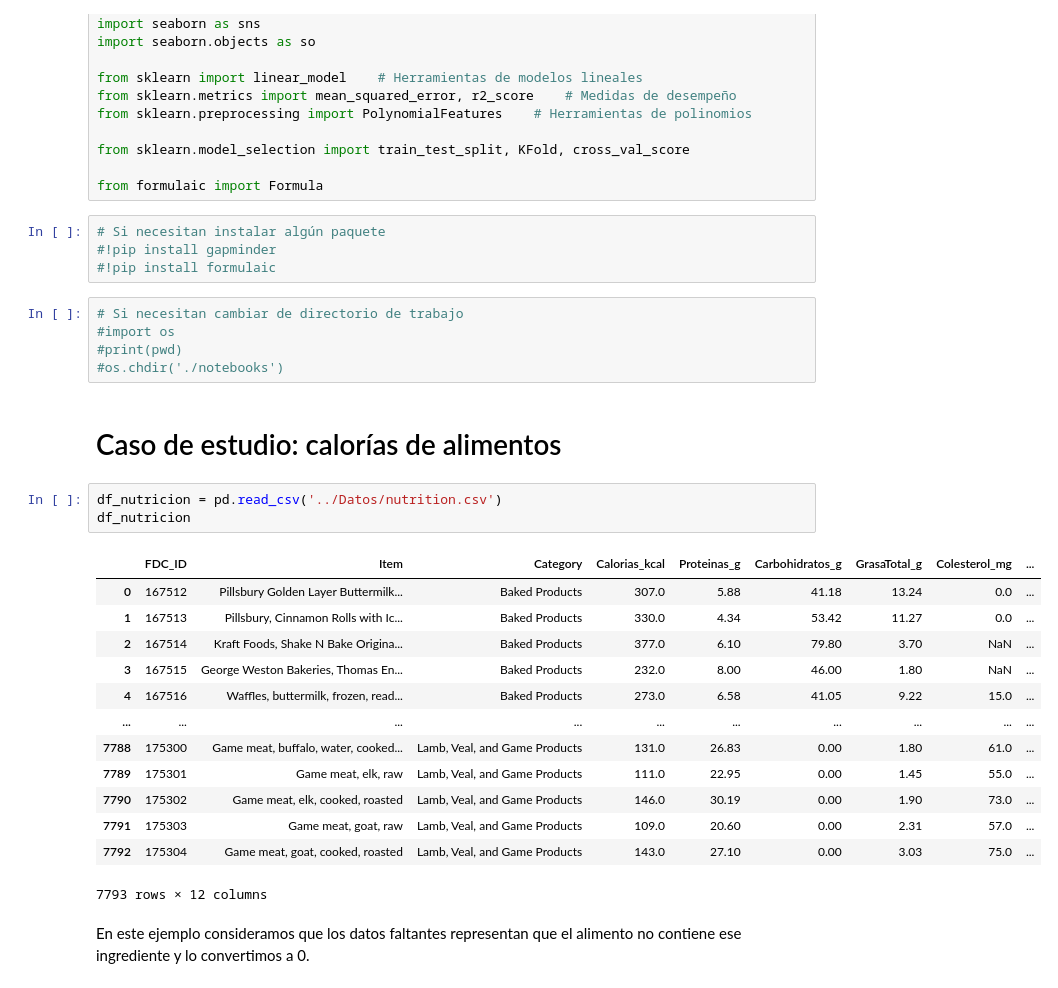
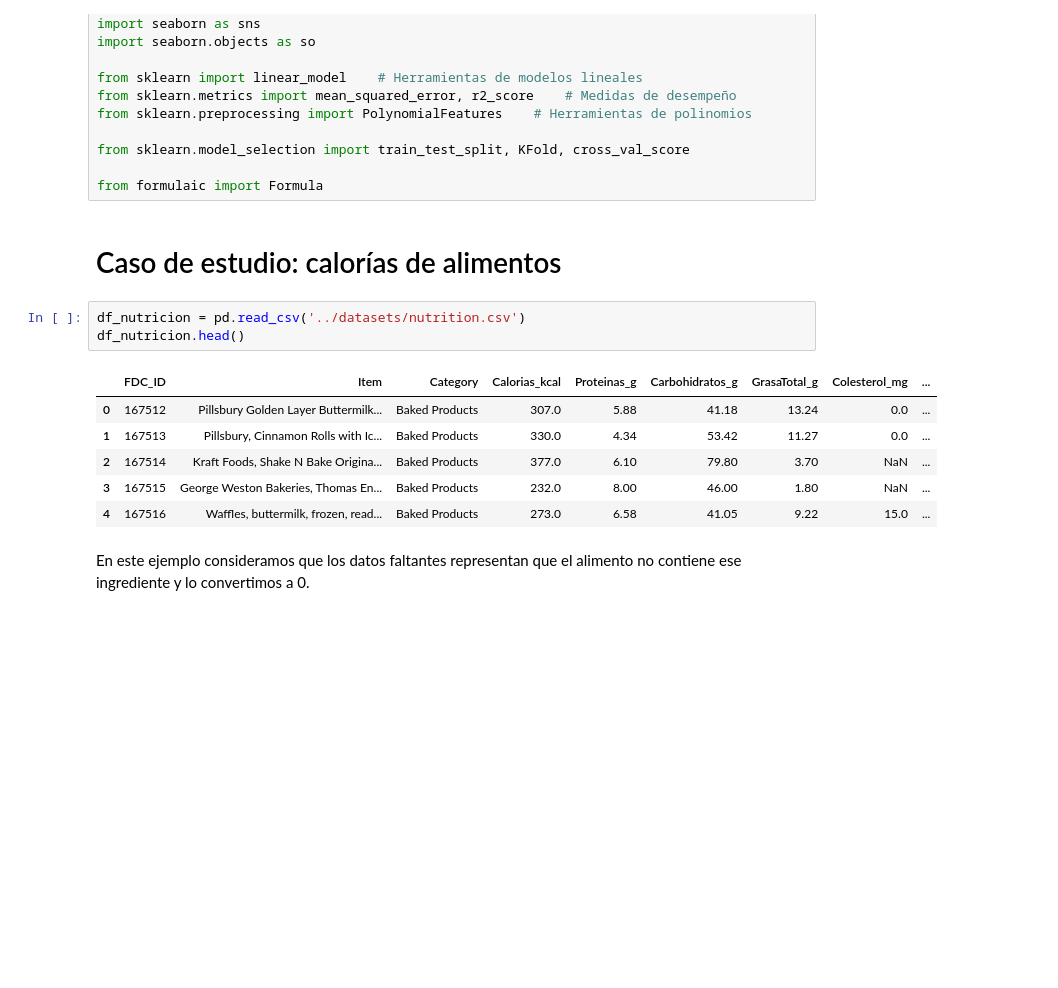
Before and after one commit to lmendezayl/uba-ldd-ic, a Jupyter notebook: notebooks/clase12-ldd-validacion-clase.ipynb, the cells around one changed output. Drawn from its saved outputs; the diff is of its cells as text; blank space fills up the shorter version.

```diff
--- a/notebooks/clase12-ldd-validacion-clase.ipynb
+++ b/notebooks/clase12-ldd-validacion-clase.ipynb
@@ -12,34 +12,18 @@ from sklearn.preprocessing import PolynomialFeatures    # Herramientas de polino
 from sklearn.model_selection import train_test_split, KFold, cross_val_score
 
 from formulaic import Formula
-# %%
-# Si necesitan instalar algún paquete
-#!pip install gapminder
-#!pip install formulaic
-# %%
-# Si necesitan cambiar de directorio de trabajo
-#import os
-#print(pwd)
-#os.chdir('./notebooks')
 # %% [markdown]
 # Caso de estudio: calorías de alimentos
 # %%
-df_nutricion = pd.read_csv('../Datos/nutrition.csv')
-df_nutricion
+df_nutricion = pd.read_csv('../datasets/nutrition.csv')
+df_nutricion.head()
 # %% [output]
 |  | FDC_ID | Item | Category | Calorias_kcal | Proteinas_g | Carbohidratos_g | GrasaTotal_g | Colesterol_mg | ... |
 | 0 | 167512 | Pillsbury Golden Layer Buttermilk... | Baked Products | 307.0 | 5.88 | 41.18 | 13.24 | 0.0 | ... |
 | 1 | 167513 | Pillsbury, Cinnamon Rolls with Ic... | Baked Products | 330.0 | 4.34 | 53.42 | 11.27 | 0.0 | ... |
 | 2 | 167514 | Kraft Foods, Shake N Bake Origina... | Baked Products | 377.0 | 6.10 | 79.80 | 3.70 | NaN | ... |
 | 3 | 167515 | George Weston Bakeries, Thomas En... | Baked Products | 232.0 | 8.00 | 46.00 | 1.80 | NaN | ... |
 | 4 | 167516 | Waffles, buttermilk, frozen, read... | Baked Products | 273.0 | 6.58 | 41.05 | 9.22 | 15.0 | ... |
-| ... | ... | ... | ... | ... | ... | ... | ... | ... | ... |
-| 7788 | 175300 | Game meat, buffalo, water, cooked... | Lamb, Veal, and Game Products | 131.0 | 26.83 | 0.00 | 1.80 | 61.0 | ... |
-| 7789 | 175301 | Game meat, elk, raw | Lamb, Veal, and Game Products | 111.0 | 22.95 | 0.00 | 1.45 | 55.0 | ... |
-| 7790 | 175302 | Game meat, elk, cooked, roasted | Lamb, Veal, and Game Products | 146.0 | 30.19 | 0.00 | 1.90 | 73.0 | ... |
-| 7791 | 175303 | Game meat, goat, raw | Lamb, Veal, and Game Products | 109.0 | 20.60 | 0.00 | 2.31 | 57.0 | ... |
-| 7792 | 175304 | Game meat, goat, cooked, roasted | Lamb, Veal, and Game Products | 143.0 | 27.10 | 0.00 | 3.03 | 75.0 | ... |
-7793 rows × 12 columns
 # %% [markdown]
 En este ejemplo consideramos que los datos faltantes representan que el alimento no contiene ese ingrediente y lo convertimos a 0.
 # %%
```
Also changed, not shown: parts of 23 cells of this notebook, 3 other files.
